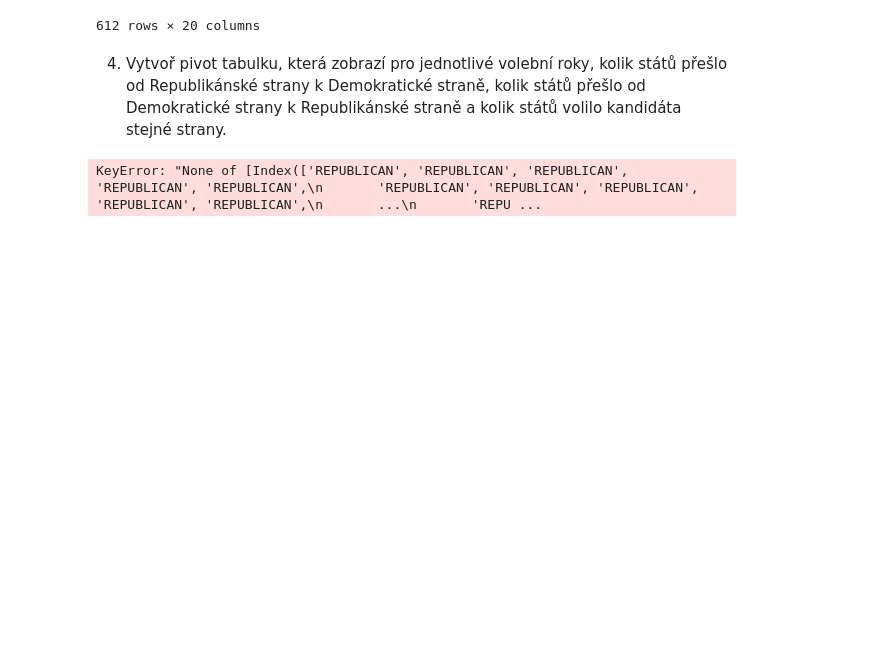
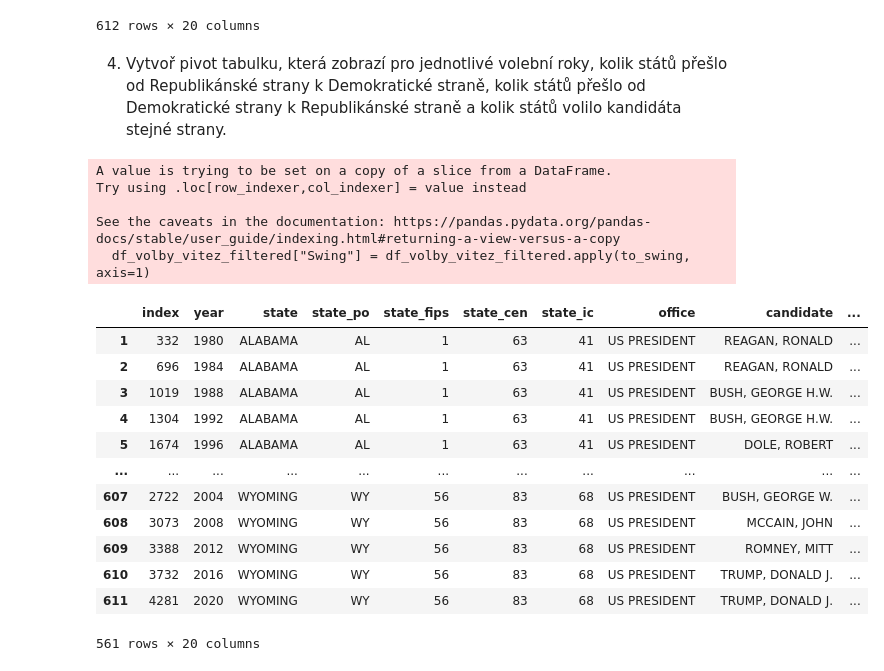
Before and after one commit to zitkovalenka/Python2-042023, a Jupyter notebook: UKOL_01-VOLBY_USA.ipynb, the cells around one changed output. Cells and saved outputs as stored; diff of their text form; code cells hidden in the pictures; blank space fills up the shorter version.

```diff
--- a/UKOL_01-VOLBY_USA.ipynb
+++ b/UKOL_01-VOLBY_USA.ipynb
@@ -203,22 +207,45 @@ df_volby_2
 # %% [markdown]
 4. Vytvoř pivot tabulku, která zobrazí pro jednotlivé volební roky, kolik států přešlo od Republikánské strany k Demokratické straně, kolik států přešlo od Demokratické strany k Republikánské straně a kolik států volilo kandidáta stejné strany.
 # %%
+
+#def to_swing(row):
+#   if row["party_simplified"] == row["Previous_winner_party"]:
+#     return "no swing"
+#   elif row.query("party_simplified = REPUBLICAN" and "Previous_winner_party = DEMOCRAT"):
+#      return "to Rep"
+#   elif row.query("party_simplified = DEMOCRAT" and "Previous_winner_party = REPUBLICAN"):
+#      return "to Dem"
+#   else:
+#      return "chyba"
+
 def to_swing(row):
-    # if row["party_simplified"]== row["Previous_winner_party"]
-    if df_volby_vitez_filtered[df_volby_vitez_filtered["party_simplified"]] == df_volby_vitez_filtered[df_volby_vitez_filtered["Previous_winner_party"]]:
-       return "no swing"
-    if df_volby_vitez_filtered.query("party_simplified = REPUBLICAN" and "Previous_winner_party = DEMOCRAT"):
-       return "to Rep"
-    if df_volby_vitez_filtered.query("party_simplified = DEMOCRAT" and "Previous_winner_party = REPUBLICAN"):
-       return "to Dem"
-    else:
-       return "chyba"
+   if row["party_simplified"] == row["Previous_winner_party"]:
+      return "no swing"
+   elif row["party_simplified"] == "DEMOCRAT":
+      return "to Dem"
+   elif row["party_simplified"] == "REPUBLICAN":
+      return "to Rep"
+   else:
+      return "chyba"
 
 df_volby_vitez_filtered["Swing"] = df_volby_vitez_filtered.apply(to_swing, axis=1)
 df_volby_vitez_filtered
-
-# if row[["body_aj", "body_mat", "body_cj"]].min() < 60:
-#         return 0
-# skore = row[["body_aj", "body_mat", "body_cj"]].sum()
 # %% [output]
-KeyError: "None of [Index(['REPUBLICAN', 'REPUBLICAN', 'REPUBLICAN', 'REPUBLICAN', 'REPUBLICAN',\n       'REPUBLICAN', 'REPUBLICAN', 'REPUBLICAN', 'REPUBLICAN', 'REPUBLICAN',\n       ...\n       'REPU ...
+A value is trying to be set on a copy of a slice from a DataFrame.
+Try using .loc[row_indexer,col_indexer] = value instead
+
+See the caveats in the documentation: https://pandas.pydata.org/pandas-docs/stable/user_guide/indexing.html#returning-a-view-versus-a-copy
+  df_volby_vitez_filtered["Swing"] = df_volby_vitez_filtered.apply(to_swing, axis=1)
+|  | index | year | state | state_po | state_fips | state_cen | state_ic | office | candidate | ... |
+| 1 | 332 | 1980 | ALABAMA | AL | 1 | 63 | 41 | US PRESIDENT | REAGAN, RONALD | ... |
+| 2 | 696 | 1984 | ALABAMA | AL | 1 | 63 | 41 | US PRESIDENT | REAGAN, RONALD | ... |
+| 3 | 1019 | 1988 | ALABAMA | AL | 1 | 63 | 41 | US PRESIDENT | BUSH, GEORGE H.W. | ... |
+| 4 | 1304 | 1992 | ALABAMA | AL | 1 | 63 | 41 | US PRESIDENT | BUSH, GEORGE H.W. | ... |
+| 5 | 1674 | 1996 | ALABAMA | AL | 1 | 63 | 41 | US PRESIDENT | DOLE, ROBERT | ... |
+| ... | ... | ... | ... | ... | ... | ... | ... | ... | ... | ... |
+| 607 | 2722 | 2004 | WYOMING | WY | 56 | 83 | 68 | US PRESIDENT | BUSH, GEORGE W. | ... |
+| 608 | 3073 | 2008 | WYOMING | WY | 56 | 83 | 68 | US PRESIDENT | MCCAIN, JOHN | ... |
+| 609 | 3388 | 2012 | WYOMING | WY | 56 | 83 | 68 | US PRESIDENT | ROMNEY, MITT | ... |
+| 610 | 3732 | 2016 | WYOMING | WY | 56 | 83 | 68 | US PRESIDENT | TRUMP, DONALD J. | ... |
+| 611 | 4281 | 2020 | WYOMING | WY | 56 | 83 | 68 | US PRESIDENT | TRUMP, DONALD J. | ... |
+561 rows × 20 columns
```
Also changed, not shown: parts of 8 cells of this notebook.
